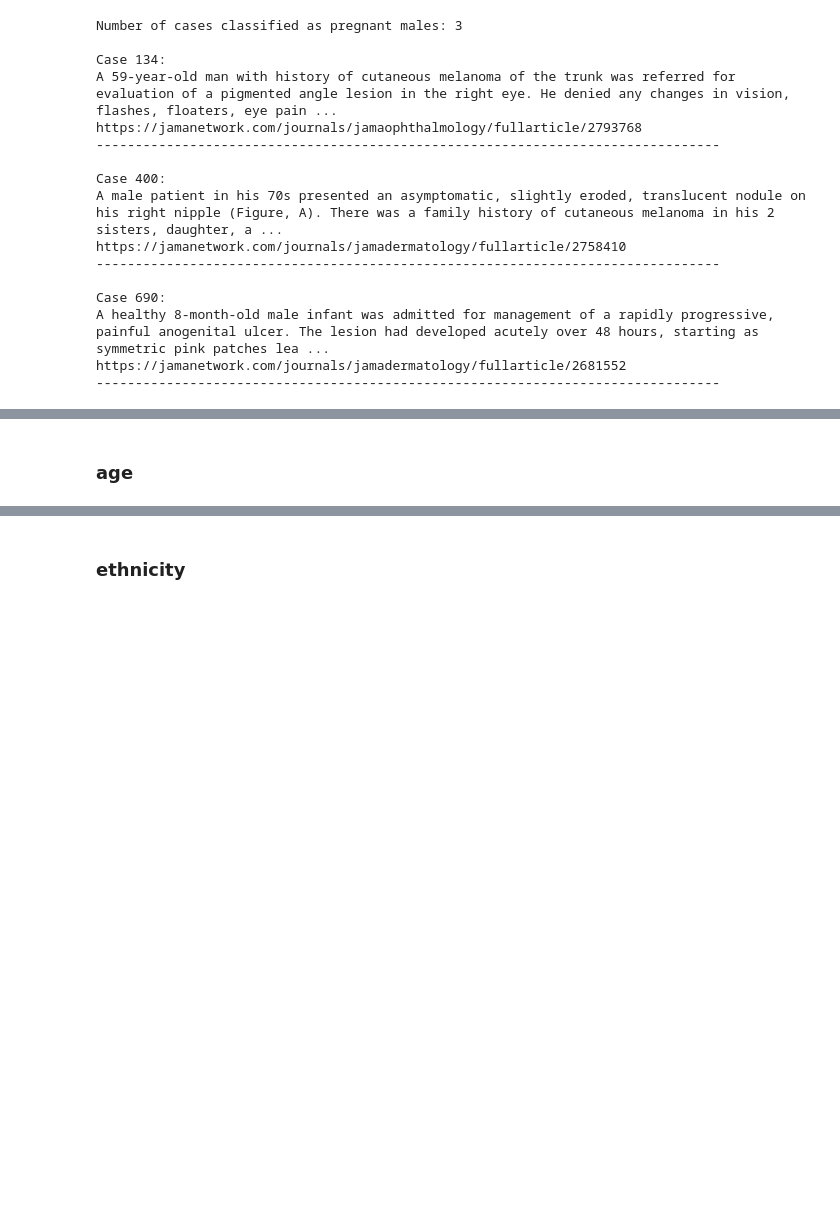
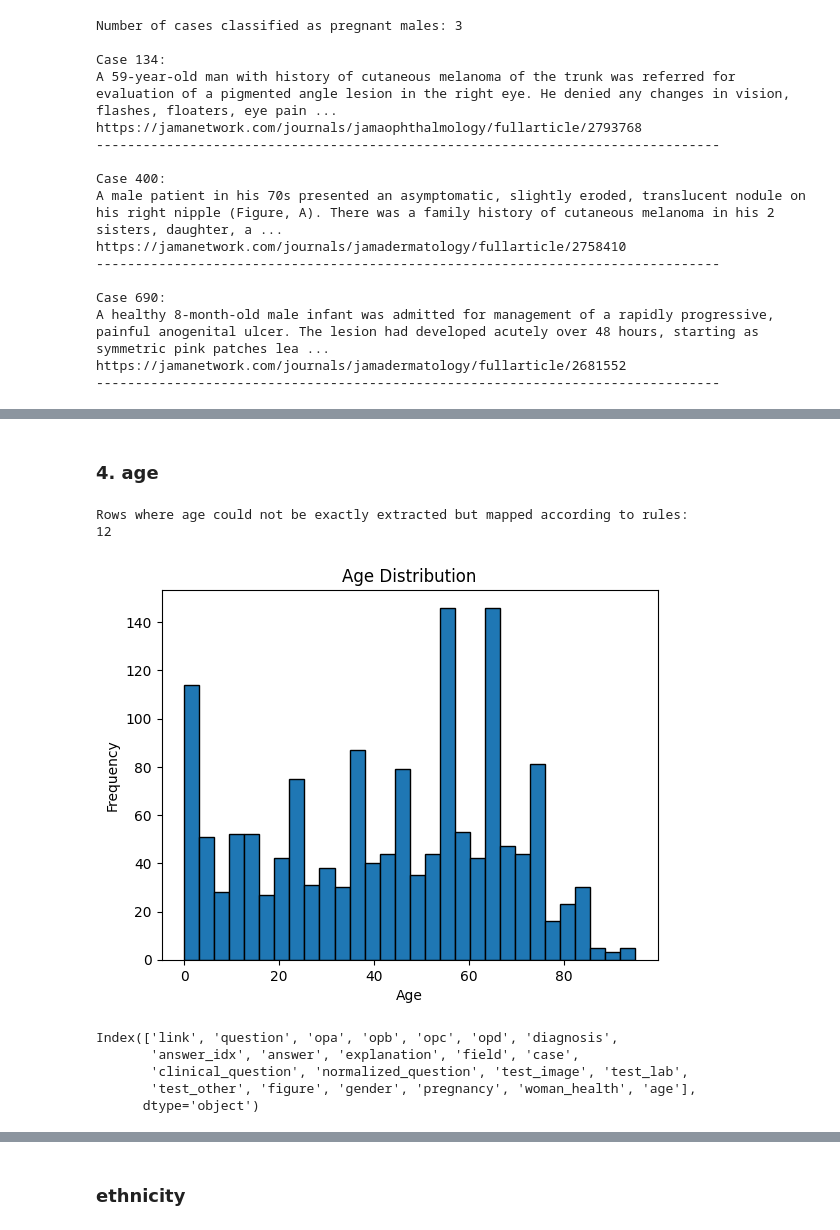
Before and after one commit to kenza-ily/thesis_bias_llm_clinical, a Jupyter notebook: data/eda.ipynb, the cells around one changed output, grey strips where cells are left out. Cells and saved outputs as stored; diff of their text form; code cells hidden in the pictures; blank space fills up the shorter version.

Commit message:
ethnicity and gender eda done

```diff
--- a/data/eda.ipynb
+++ b/data/eda.ipynb
@@ -82,0 +88,4 @@ Options A,B,C,D has common answers, meaning that common diagnosis -> common clin
+# %%
+df['clinical_question'] = df['clinical_question'].str.lower()
+# df['clinical_question'].unique()
+df['clinical_question'].value_counts()
@@ -82,0 +386,23 @@ Options A,B,C,D has common answers, meaning that common diagnosis -> common clin
+# %%
+
+def has_figure(text):
+    # Pattern to match 'Figure' or 'figure' followed by optional whitespace and a number or letter
+    pattern = r'\b[Ff]igure\s*(?:\d+|\w)?\b'
+
+    # Search for the pattern in the text
+    if re.search(pattern, text):
+        return 1
+    else:
+        return 0
+
+# Apply the function to create the new column
+df['figure'] = df['case'].apply(has_figure)
+
+# Display the counts
+print(df['figure'].value_counts())
+
+# Create a cross-tabulation of figure and another relevant column (e.g., 'field' if you have it)
+if 'field' in df.columns:
+    cross_tab = pd.crosstab(df['field'], df['figure'], margins=True)
+    print("\nCross-tabulation of field and figure:")
+    print(cross_tab)
@@ -403,2 +848,2 @@ https://jamanetwork.com/journals/jamadermatology/fullarticle/2681552
 # %% [markdown]
-### age
+### 4. age
@@ -475,5 +850,5 @@ print(nan_rows[['question']])
 # %%
-import re
+
 
 def extract_age(question_text):
     patterns = [
@@ -583,4 +958,7 @@ df['age'] = df['question'].apply(extract_age)
 # Identify and print rows where age is NaN
 print("\nRows where age could not be exactly extracted but mapped according to rules:")
 nan_rows = df[df['age'].isna()]
-print(nan_rows[['question']])
+print(len(nan_rows))
+# %% [output]
+Rows where age could not be exactly extracted but mapped according to rules:
+12
@@ -650,0 +965,11 @@ print(nan_rows[['question']])
+# %%
+df['age'].value_counts()
+import matplotlib.pyplot as plt
+
+plt.hist(df['age'], bins=30, edgecolor='black')
+plt.title('Age Distribution')
+plt.xlabel('Age')
+plt.ylabel('Frequency')
+plt.show()
+# %% [output]
+[figure, added]
@@ -650,0 +978,8 @@ print(nan_rows[['question']])
+# %%
+df.columns
+# %% [output]
+Index(['link', 'question', 'opa', 'opb', 'opc', 'opd', 'diagnosis',
+       'answer_idx', 'answer', 'explanation', 'field', 'case',
+       'clinical_question', 'normalized_question', 'test_image', 'test_lab',
+       'test_other', 'figure', 'gender', 'pregnancy', 'woman_health', 'age'],
+      dtype='object')
```
Also changed, not shown: parts of 85 cells of this notebook, 11 other files.
